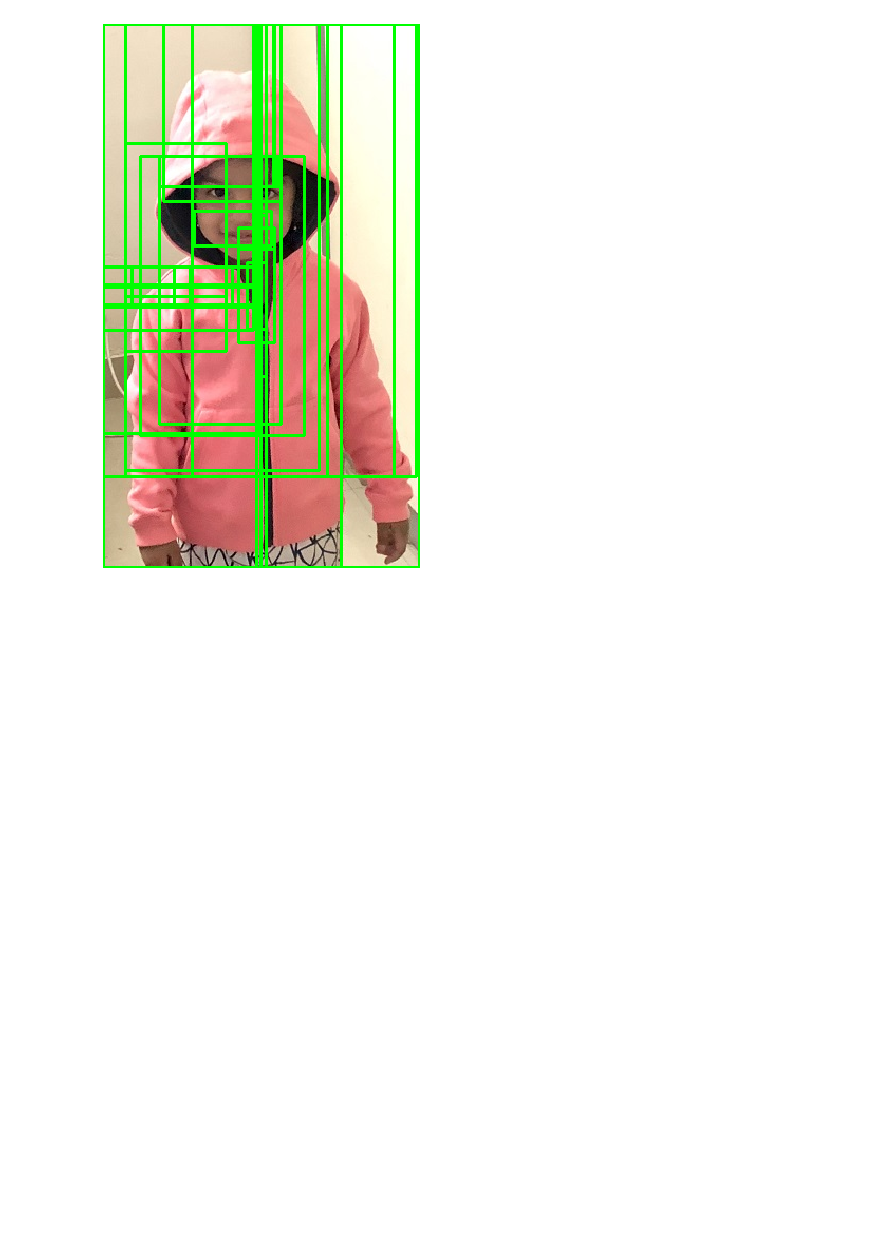
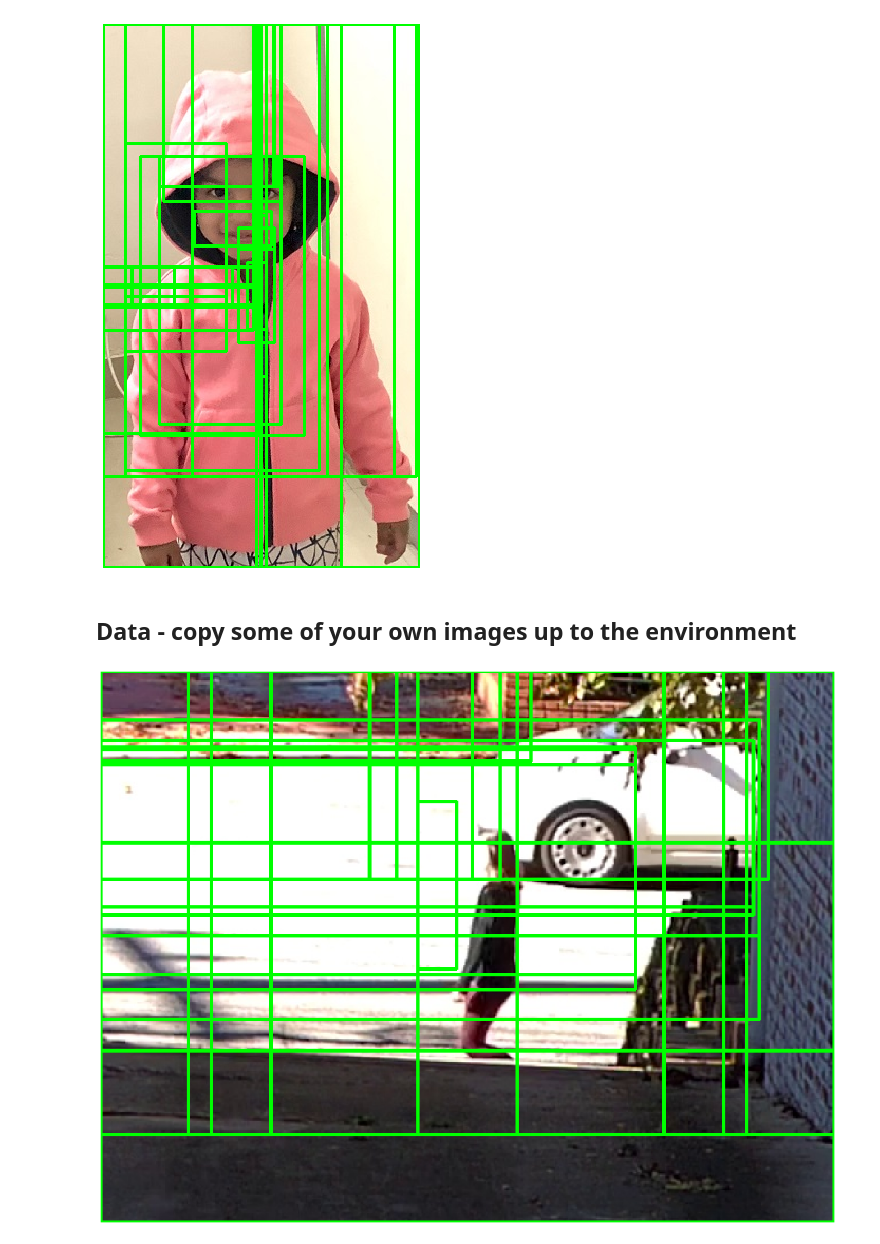
Before and after one commit to duffjay/pytorch_samples, a Jupyter notebook: modern_cv_pytorch/CH07_Understanding_selectivesearch.ipynb, the cells around one changed output. Cells and saved outputs as stored; diff of their text form; code cells hidden in the pictures; blank space fills up the shorter version.

```diff
--- a/modern_cv_pytorch/CH07_Understanding_selectivesearch.ipynb
+++ b/modern_cv_pytorch/CH07_Understanding_selectivesearch.ipynb
@@ -89,3 +89,13 @@ candidates = extract_candidates(img)
 show(img, bbs = candidates)
 # %% [output]
 [figure]
+# %% [markdown]
+## Data - copy some of your own images up to the environment
+# %%
+# img = read('16061532739-1-3-c.jpg', 1)
+img = read('16061528611-5-2-c.jpg', 1)
+# %%
+candidates = extract_candidates(img)
+show(img, bbs = candidates)
+# %% [output]
+[figure, added]
```
Also changed, not shown: parts of 1 cell of this notebook.
